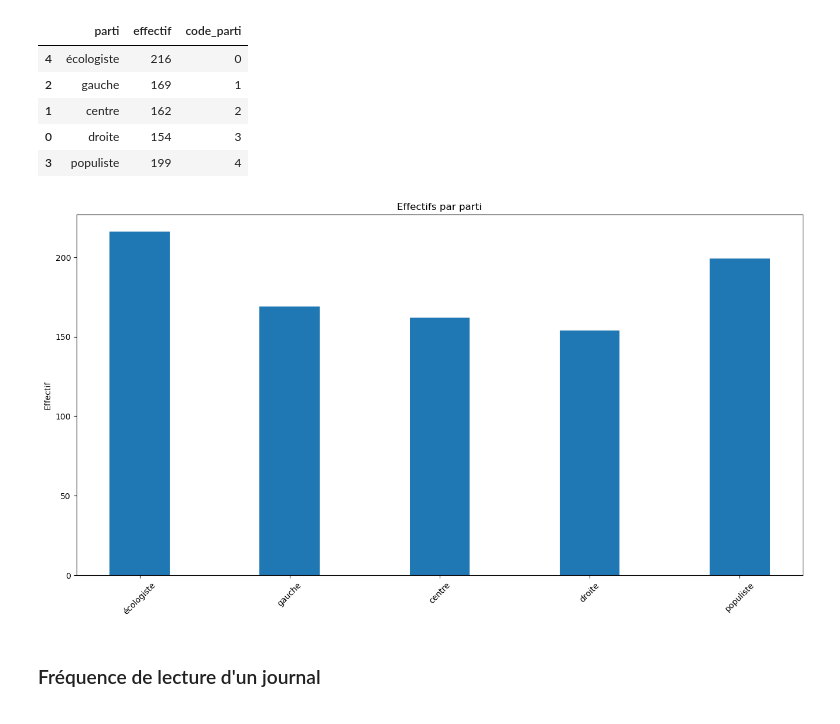
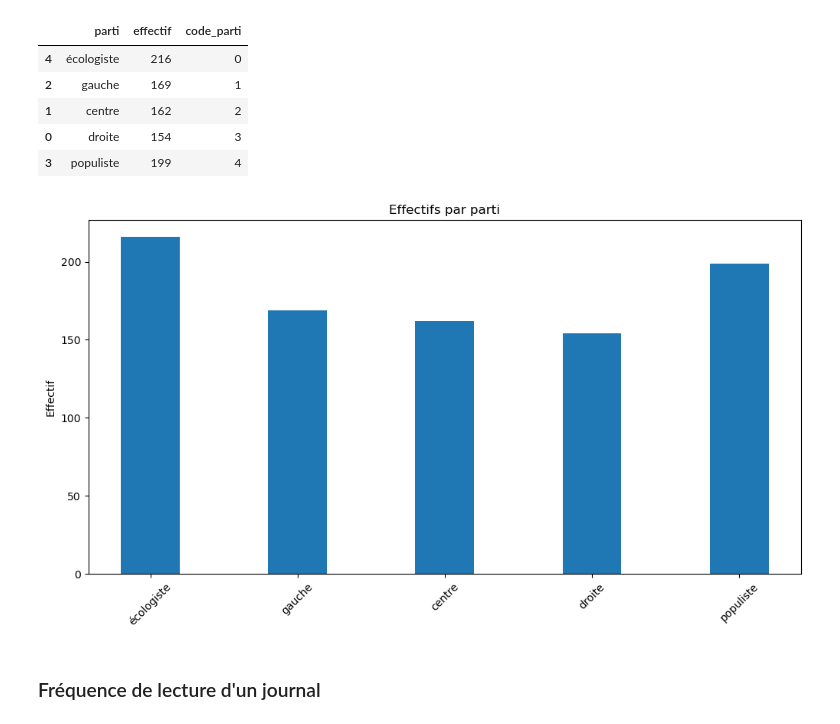
Before and after one commit to Sciences-historiques-numeriques/histoire_numerique_methodes, a Jupyter notebook: statistiques_descriptives/analyse_univariee_quali.ipynb, the cells around one changed output. Saved outputs shown, nothing was run; the diff lists cells and outputs as text; code cells hidden in the pictures.

```diff
--- a/statistiques_descriptives/analyse_univariee_quali.ipynb
+++ b/statistiques_descriptives/analyse_univariee_quali.ipynb
@@ -101,26 +102,26 @@ df_partis.sort_values(by='code_parti')
 # %%
 # Distribution par parti: représentation par diagramme à barres
 
 objects = [l for l in df_partis['parti']]
 eff = [l for l in df_partis['effectif']]
 
 objects = [l for l in df_partis.sort_values('code_parti')['parti']]
 eff = [l for l in df_partis.sort_values('code_parti')['effectif']]
 
 
 p1 = plt.bar(objects, eff, width=0.4)
 
 #plt.xticks(l5Years)
 plt.ylabel('Effectif')
 plt.title('Effectifs par parti')
-plt.gcf().set_size_inches(16, 8)
+plt.gcf().set_size_inches(12,6)
 #plt.gca().axes.get_xaxis().set_visible(False)
 # supported formats: eps, pdf, pgf, png, ps, raw, rgba, svg, svgz
 #plt.savefig('exported_pictures/effectifs_naissances_par_annee.png', dpi=100, bbox_inches = "tight") #pdf, svg
 plt.xticks(rotation=45)
 plt.show()
 # %% [output]
-[figure, old version]
+[figure, new version]
 # %% [markdown]
 ### Fréquence de lecture d'un journal
 # %%
```
Also changed, not shown: parts of 15 cells of this notebook, 3 other files.
